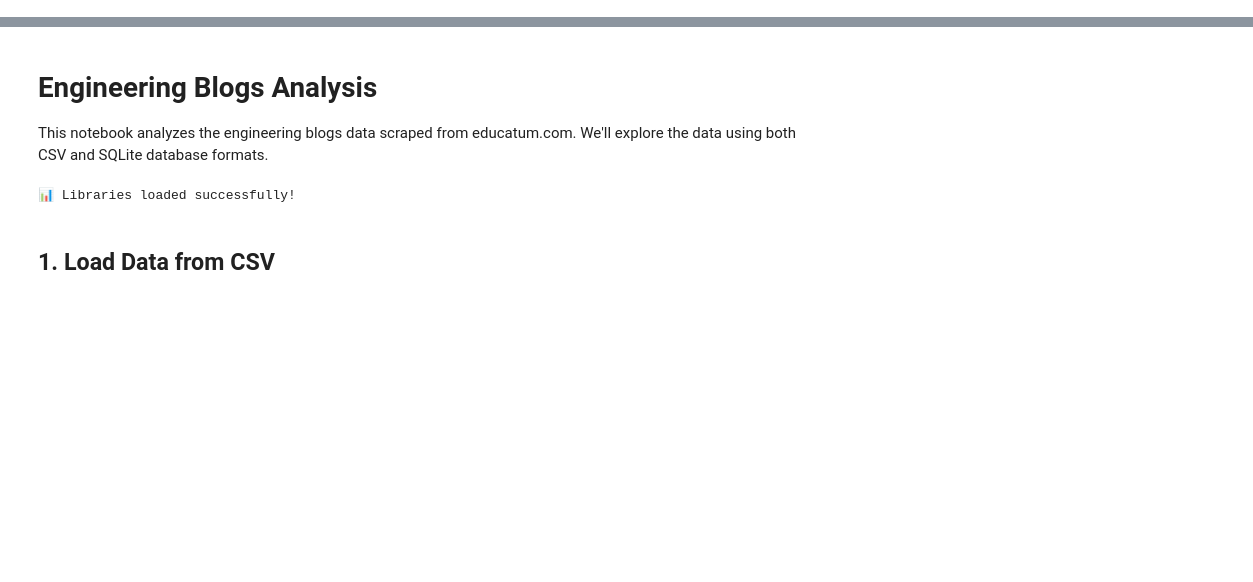
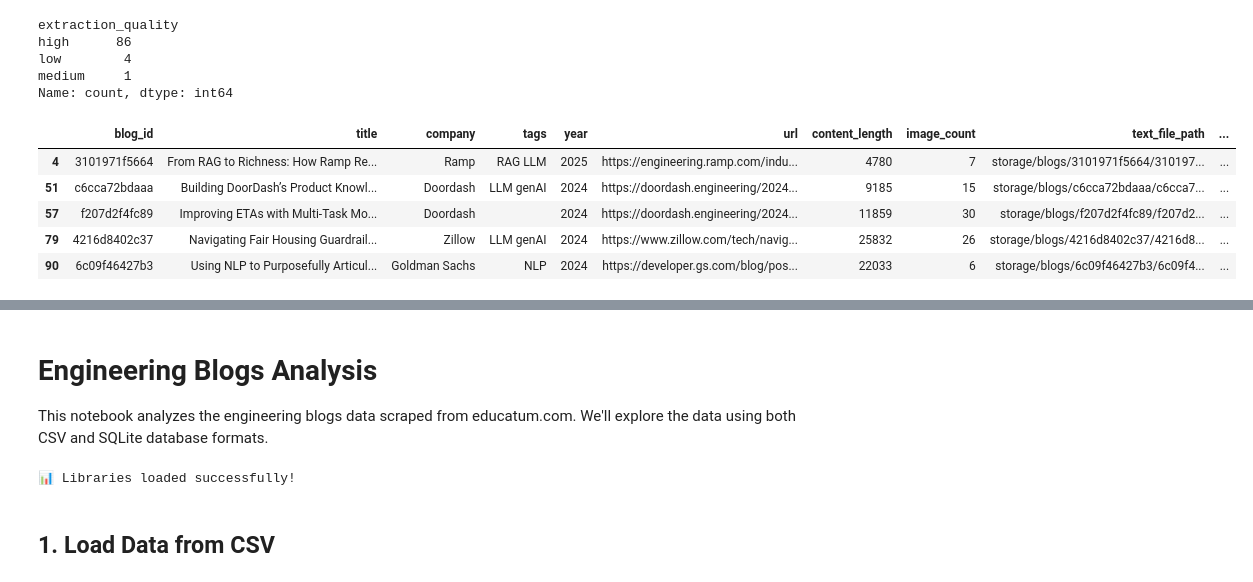
Before and after one commit to mxxgkz/sys_design_crawlee, a Jupyter notebook: notebooks/analyze_blogs.ipynb, the cells around one changed output, grey strips where cells are left out. Drawn from its saved outputs; the diff is of its cells as text; code cells hidden in the pictures; blank space fills up the shorter version.

```diff
--- a/notebooks/analyze_blogs.ipynb
+++ b/notebooks/analyze_blogs.ipynb
@@ -0,0 +271,17 @@
+# %%
+display(
+    dataframes['blog_content']['extraction_quality'].value_counts(),
+    dataframes['blog_content'].loc[dataframes['blog_content']['extraction_quality'].ne('high')]
+)
+# %% [output]
+extraction_quality
+high      86
+low        4
+medium     1
+Name: count, dtype: int64
+|  | blog_id | title | company | tags | year | url | content_length | image_count | text_file_path | ... |
+| 4 | 3101971f5664 | From RAG to Richness: How Ramp Re... | Ramp | RAG LLM | 2025 | https://engineering.ramp.com/indu... | 4780 | 7 | storage/blogs/3101971f5664/310197... | ... |
+| 51 | c6cca72bdaaa | Building DoorDash’s Product Knowl... | Doordash | LLM genAI | 2024 | https://doordash.engineering/2024... | 9185 | 15 | storage/blogs/c6cca72bdaaa/c6cca7... | ... |
+| 57 | f207d2f4fc89 | Improving ETAs with Multi-Task Mo... | Doordash |  | 2024 | https://doordash.engineering/2024... | 11859 | 30 | storage/blogs/f207d2f4fc89/f207d2... | ... |
+| 79 | 4216d8402c37 | Navigating Fair Housing Guardrail... | Zillow | LLM genAI | 2024 | https://www.zillow.com/tech/navig... | 25832 | 26 | storage/blogs/4216d8402c37/4216d8... | ... |
+| 90 | 6c09f46427b3 | Using NLP to Purposefully Articul... | Goldman Sachs | NLP | 2024 | https://developer.gs.com/blog/pos... | 22033 | 6 | storage/blogs/6c09f46427b3/6c09f4... | ... |
```
Also changed, not shown: parts of 17 cells of this notebook, 2 other files.
